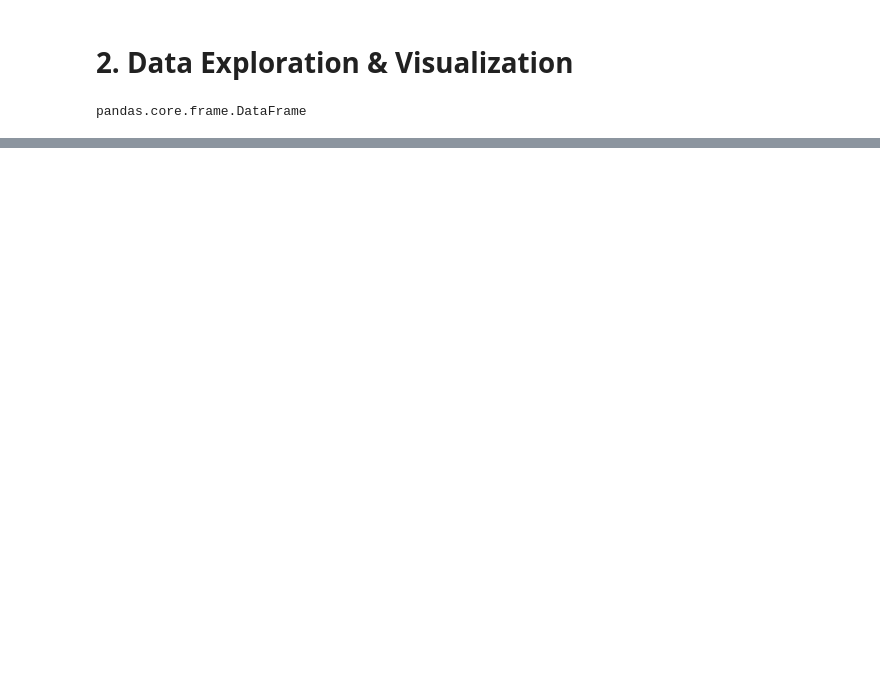
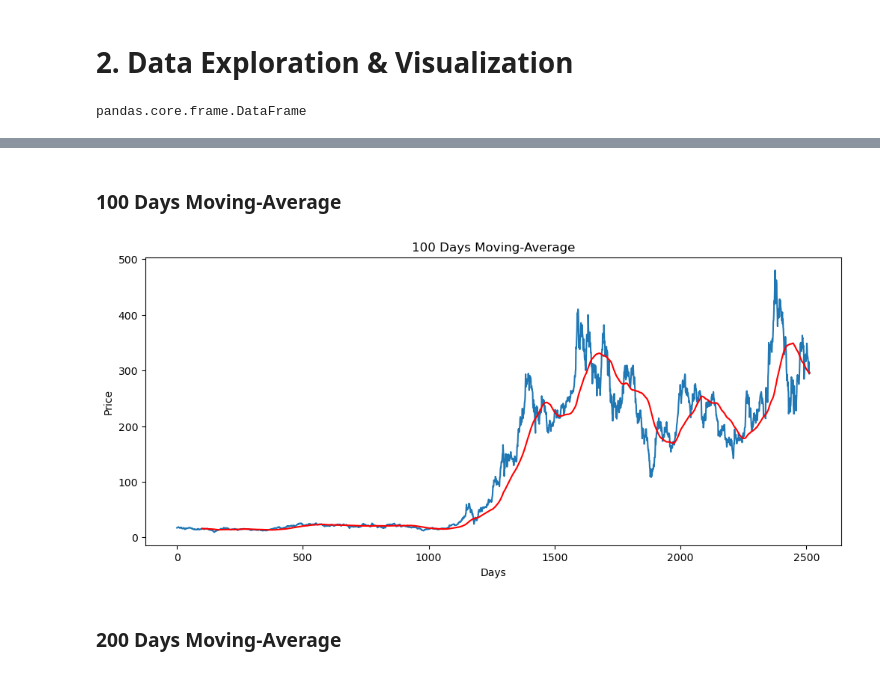
Before and after one commit to Ujjwal5705/Stock-Prediction-Portal, a Jupyter notebook: Resources/Stock_Prediction_Using_LSTM.ipynb, the cells around one changed output, grey strips where cells are left out. Cells and saved outputs as stored; diff of their text form; code cells hidden in the pictures; blank space fills up the shorter version.

```diff
--- a/Resources/Stock_Prediction_Using_LSTM.ipynb
+++ b/Resources/Stock_Prediction_Using_LSTM.ipynb
@@ -126,0 +145,15 @@ plt.ylabel('Price');
+# %% [markdown]
+### 100 Days Moving-Average
+# %%
+df['MA_100'] = df['Close'].rolling(100).mean()
+# %%
+plt.figure(figsize=(12, 5));
+plt.plot(df['Close']);
+plt.plot(df['MA_100'], 'r');
+plt.title('100 Days Moving-Average');
+plt.xlabel('Days');
+plt.ylabel('Price');
+# %% [output]
+[figure, added]
+# %% [markdown]
+### 200 Days Moving-Average
```
Also changed, not shown: parts of 22 cells of this notebook.
